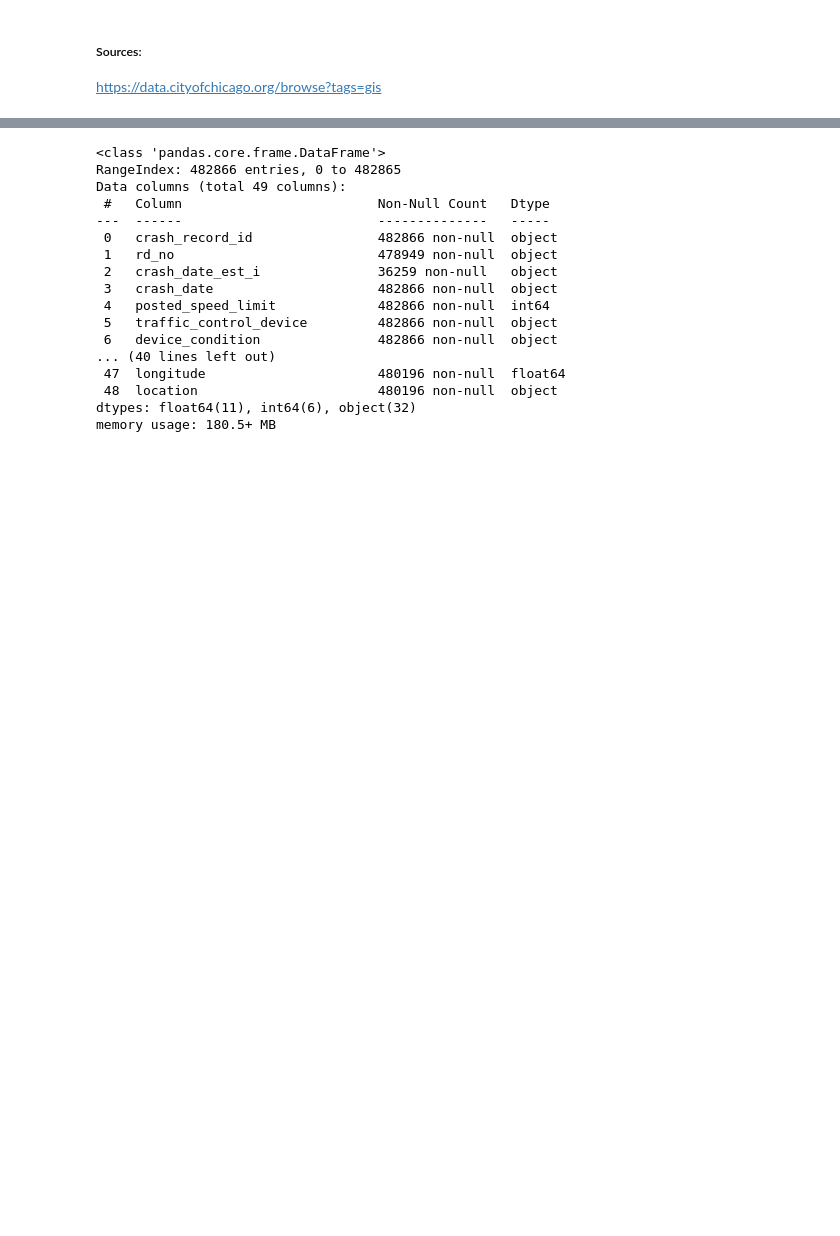
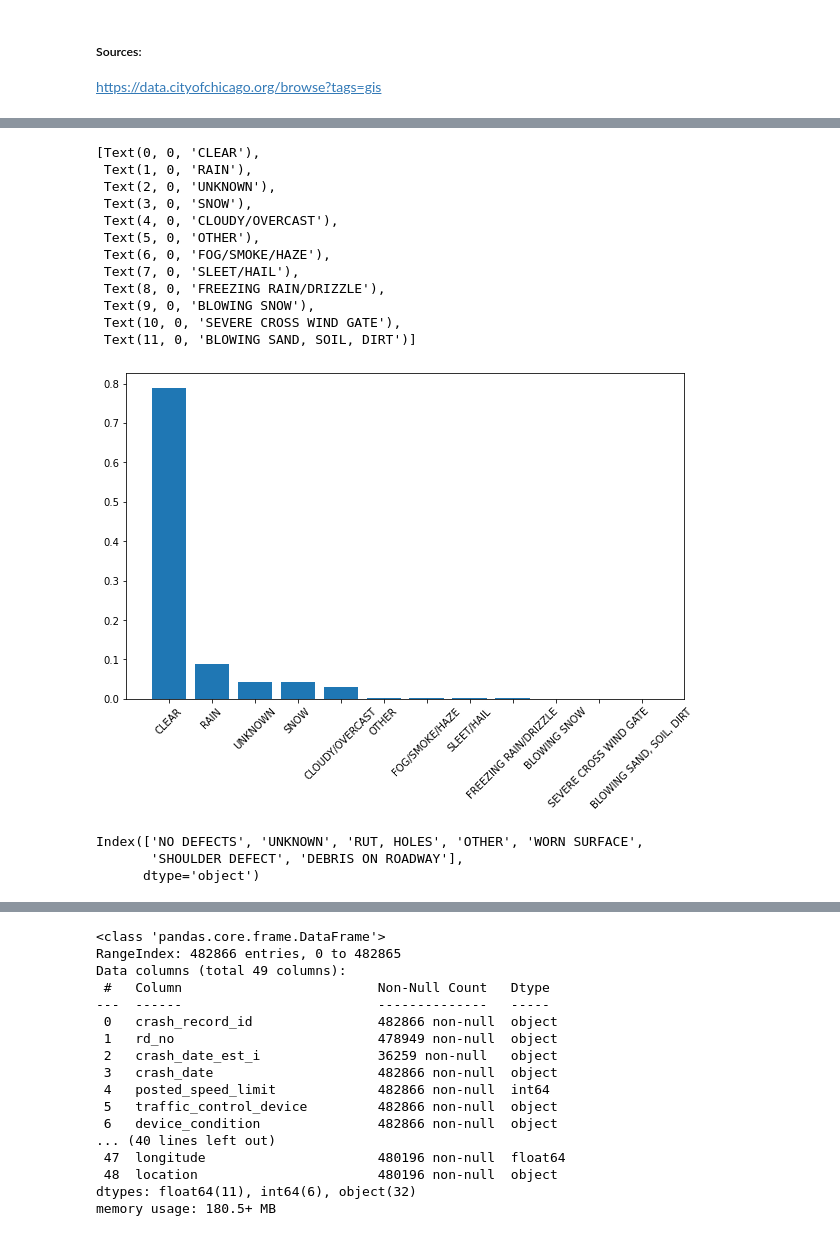
Before and after one commit to marcosvppfernandes/chicagoteam_quanggang, a Jupyter notebook: jamie_notebook.ipynb, the cells around one changed output, grey strips where cells are left out. Saved outputs shown, nothing was run; the diff lists cells and outputs as text; code cells hidden in the pictures; blank space fills up the shorter version.

```diff
--- a/jamie_notebook.ipynb
+++ b/jamie_notebook.ipynb
@@ -302,0 +406,30 @@ chitown = gpd.read_file('data/Public_Expressway_Crash_Rates_2008_2012.shp')
+# %%
+# comparing crash frequency and weather condition
+
+fig, ax = plt.subplots(figsize=(10,6))
+
+weather_conditions = data.weather_condition.value_counts(sort=True).index
+weather_frequencies = data.weather_condition.value_counts(sort=True, normalize=True).values
+
+ax.bar(weather_conditions, weather_frequencies)
+ax.set_xticklabels(weather_conditions, rotation=45)
+# %% [output]
+[Text(0, 0, 'CLEAR'),
+ Text(1, 0, 'RAIN'),
+ Text(2, 0, 'UNKNOWN'),
+ Text(3, 0, 'SNOW'),
+ Text(4, 0, 'CLOUDY/OVERCAST'),
+ Text(5, 0, 'OTHER'),
+ Text(6, 0, 'FOG/SMOKE/HAZE'),
+ Text(7, 0, 'SLEET/HAIL'),
+ Text(8, 0, 'FREEZING RAIN/DRIZZLE'),
+ Text(9, 0, 'BLOWING SNOW'),
+ Text(10, 0, 'SEVERE CROSS WIND GATE'),
+ Text(11, 0, 'BLOWING SAND, SOIL, DIRT')]
+[figure, added]
+# %%
+data.road_defect.value_counts(sort=True).index
+# %% [output]
+Index(['NO DEFECTS', 'UNKNOWN', 'RUT, HOLES', 'OTHER', 'WORN SURFACE',
+       'SHOULDER DEFECT', 'DEBRIS ON ROADWAY'],
+      dtype='object')
```
Also changed, not shown: parts of 18 cells of this notebook, 10 other files.
